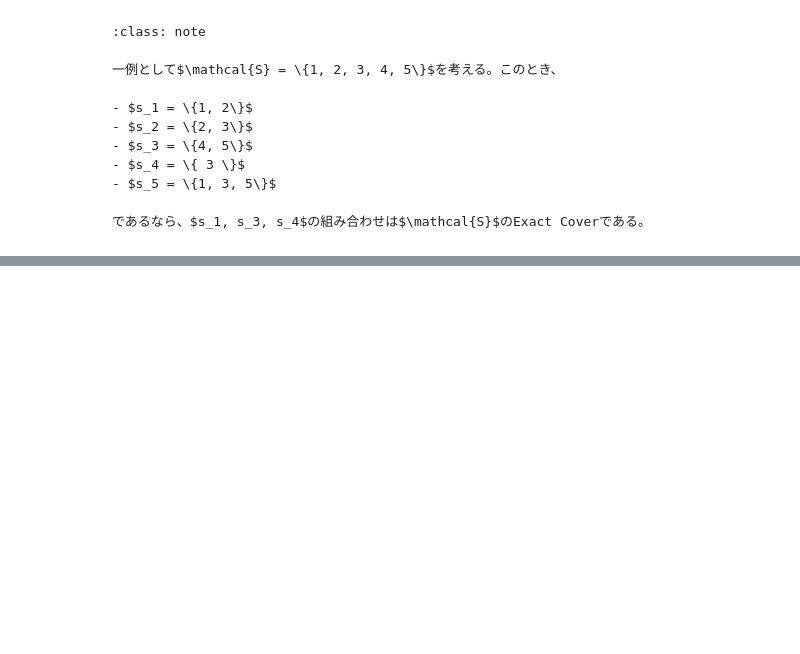
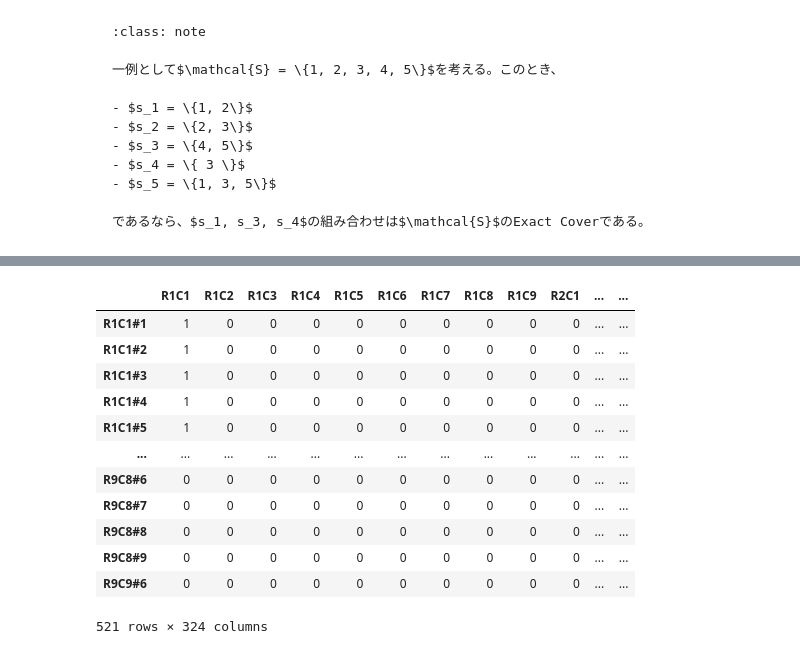
Before and after one commit to tatsy-classes/1284-sds-advml, a Jupyter notebook: contents/sec1/exercise-sudoku.ipynb, the cells around one changed output, grey strips where cells are left out. Cells and saved outputs as stored; diff of their text form; code cells hidden in the pictures; blank space fills up the shorter version.

```diff
--- a/contents/sec1/exercise-sudoku.ipynb
+++ b/contents/sec1/exercise-sudoku.ipynb
@@ -544,0 +788,19 @@ The solution for exact cover is: ['s_1', 's_3', 's_4']
+# %%
+problem = """
+---------
+3--2-9--7
+94--1--82
+-5-6-2-3-
+--63-74--
+---------
+---------
+-82-3-59-
+1--9-4--6
+"""
+
+problem = np.array(
+    [numbers[c] for line in re.split("[\r\n]{1,2}", problem) if line != "" for c in line],
+    dtype="uint8",
+).reshape((9, 9))
+
+print(problem)
@@ -544,0 +817,26 @@ The solution for exact cover is: ['s_1', 's_3', 's_4']
+# %%
+for i in range(9):
+    for j in range(9):
+        if problem[i, j] != 0:
+            r = i + 1
+            c = j + 1
+            b = (i // 3) * 3 + (j // 3) + 1
+            n = problem[i, j]
+            del_op = ["R{:d}C{:d}#{:d}".format(r, c, m) for m in range(1, 10) if m != n]
+            df.drop(index=del_op, inplace=True)
+
+display.display(df)
+# %% [output]
+|  | R1C1 | R1C2 | R1C3 | R1C4 | R1C5 | R1C6 | R1C7 | R1C8 | R1C9 | R2C1 | ... | ... |
+| R1C1#1 | 1 | 0 | 0 | 0 | 0 | 0 | 0 | 0 | 0 | 0 | ... | ... |
+| R1C1#2 | 1 | 0 | 0 | 0 | 0 | 0 | 0 | 0 | 0 | 0 | ... | ... |
+| R1C1#3 | 1 | 0 | 0 | 0 | 0 | 0 | 0 | 0 | 0 | 0 | ... | ... |
+| R1C1#4 | 1 | 0 | 0 | 0 | 0 | 0 | 0 | 0 | 0 | 0 | ... | ... |
+| R1C1#5 | 1 | 0 | 0 | 0 | 0 | 0 | 0 | 0 | 0 | 0 | ... | ... |
+| ... | ... | ... | ... | ... | ... | ... | ... | ... | ... | ... | ... | ... |
+| R9C8#6 | 0 | 0 | 0 | 0 | 0 | 0 | 0 | 0 | 0 | 0 | ... | ... |
+| R9C8#7 | 0 | 0 | 0 | 0 | 0 | 0 | 0 | 0 | 0 | 0 | ... | ... |
+| R9C8#8 | 0 | 0 | 0 | 0 | 0 | 0 | 0 | 0 | 0 | 0 | ... | ... |
+| R9C8#9 | 0 | 0 | 0 | 0 | 0 | 0 | 0 | 0 | 0 | 0 | ... | ... |
+| R9C9#6 | 0 | 0 | 0 | 0 | 0 | 0 | 0 | 0 | 0 | 0 | ... | ... |
+521 rows × 324 columns
```
Also changed, not shown: parts of 47 cells of this notebook, 11 other files.
